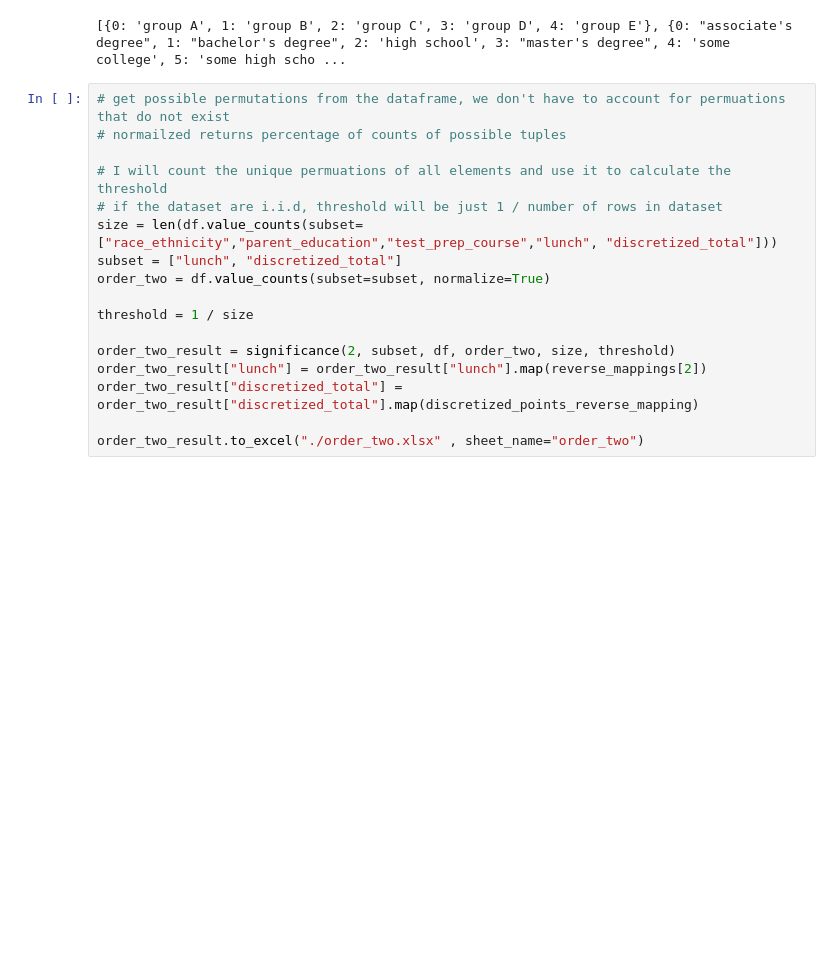
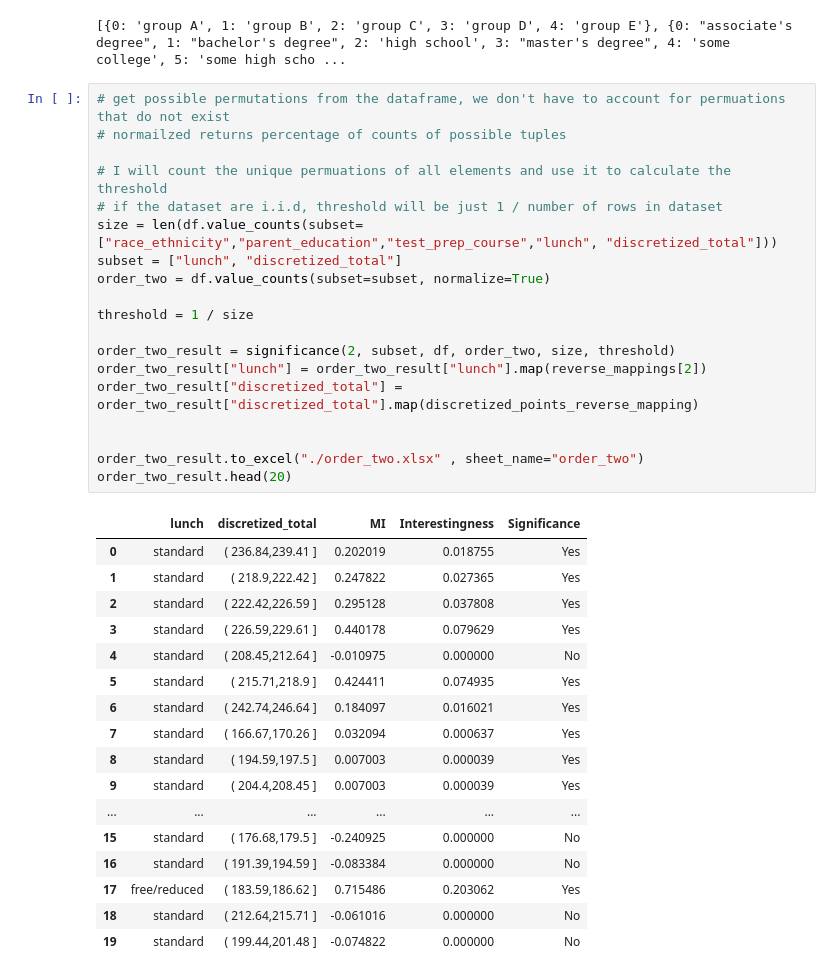
Before and after one commit to brkwok/statistical_significance, a Jupyter notebook: analyze.ipynb, the cells around one changed output. Drawn from its saved outputs; the diff is of its cells as text; blank space fills up the shorter version.

```diff
--- a/analyze.ipynb
+++ b/analyze.ipynb
@@ -431,17 +431,37 @@ print(reverse_mappings)
 # %%
 # get possible permutations from the dataframe, we don't have to account for permuations that do not exist
 # normailzed returns percentage of counts of possible tuples
 
 # I will count the unique permuations of all elements and use it to calculate the threshold
 # if the dataset are i.i.d, threshold will be just 1 / number of rows in dataset
 size = len(df.value_counts(subset=["race_ethnicity","parent_education","test_prep_course","lunch", "discretized_total"]))
 subset = ["lunch", "discretized_total"]
 order_two = df.value_counts(subset=subset, normalize=True)
 
 threshold = 1 / size
 
 order_two_result = significance(2, subset, df, order_two, size, threshold)
 order_two_result["lunch"] = order_two_result["lunch"].map(reverse_mappings[2])
 order_two_result["discretized_total"] = order_two_result["discretized_total"].map(discretized_points_reverse_mapping)
 
+
 order_two_result.to_excel("./order_two.xlsx" , sheet_name="order_two")
+order_two_result.head(20)
+# %% [output]
+|  | lunch | discretized_total | MI | Interestingness | Significance |
+| 0 | standard | ( 236.84,239.41 ] | 0.202019 | 0.018755 | Yes |
+| 1 | standard | ( 218.9,222.42 ] | 0.247822 | 0.027365 | Yes |
+| 2 | standard | ( 222.42,226.59 ] | 0.295128 | 0.037808 | Yes |
+| 3 | standard | ( 226.59,229.61 ] | 0.440178 | 0.079629 | Yes |
+| 4 | standard | ( 208.45,212.64 ] | -0.010975 | 0.000000 | No |
+| 5 | standard | ( 215.71,218.9 ] | 0.424411 | 0.074935 | Yes |
+| 6 | standard | ( 242.74,246.64 ] | 0.184097 | 0.016021 | Yes |
+| 7 | standard | ( 166.67,170.26 ] | 0.032094 | 0.000637 | Yes |
+| 8 | standard | ( 194.59,197.5 ] | 0.007003 | 0.000039 | Yes |
+| 9 | standard | ( 204.4,208.45 ] | 0.007003 | 0.000039 | Yes |
+| ... | ... | ... | ... | ... | ... |
+| 15 | standard | ( 176.68,179.5 ] | -0.240925 | 0.000000 | No |
+| 16 | standard | ( 191.39,194.59 ] | -0.083384 | 0.000000 | No |
+| 17 | free/reduced | ( 183.59,186.62 ] | 0.715486 | 0.203062 | Yes |
+| 18 | standard | ( 212.64,215.71 ] | -0.061016 | 0.000000 | No |
+| 19 | standard | ( 199.44,201.48 ] | -0.074822 | 0.000000 | No |
```
Also changed, not shown: parts of 3 cells of this notebook.
